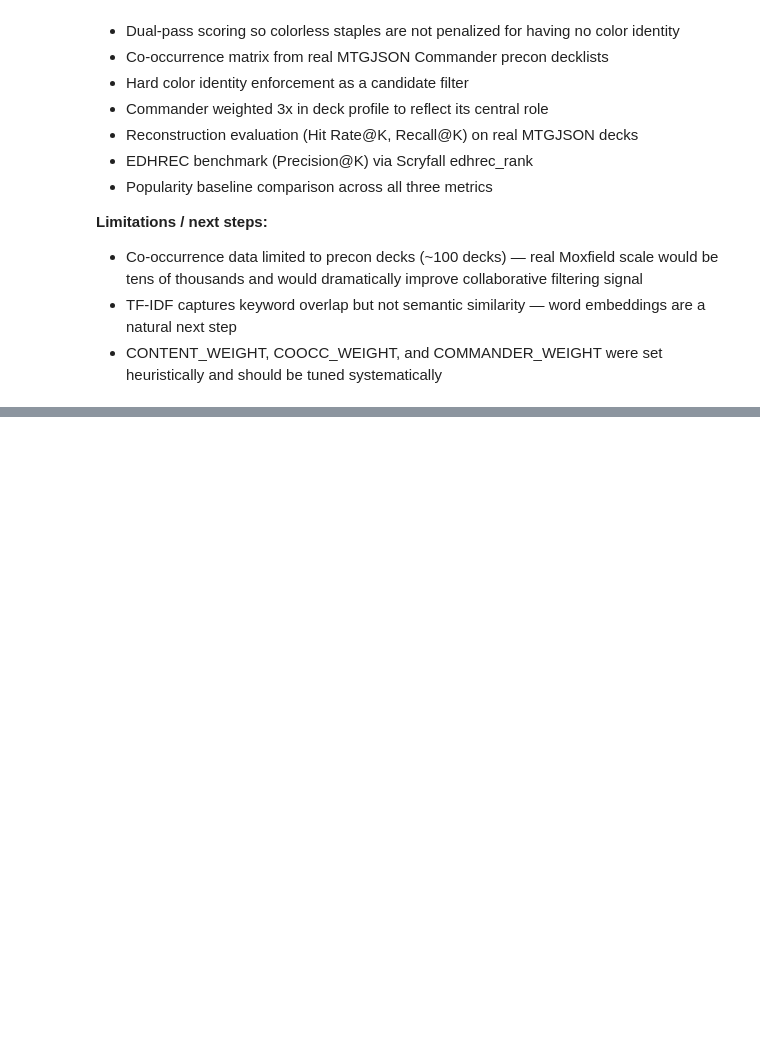
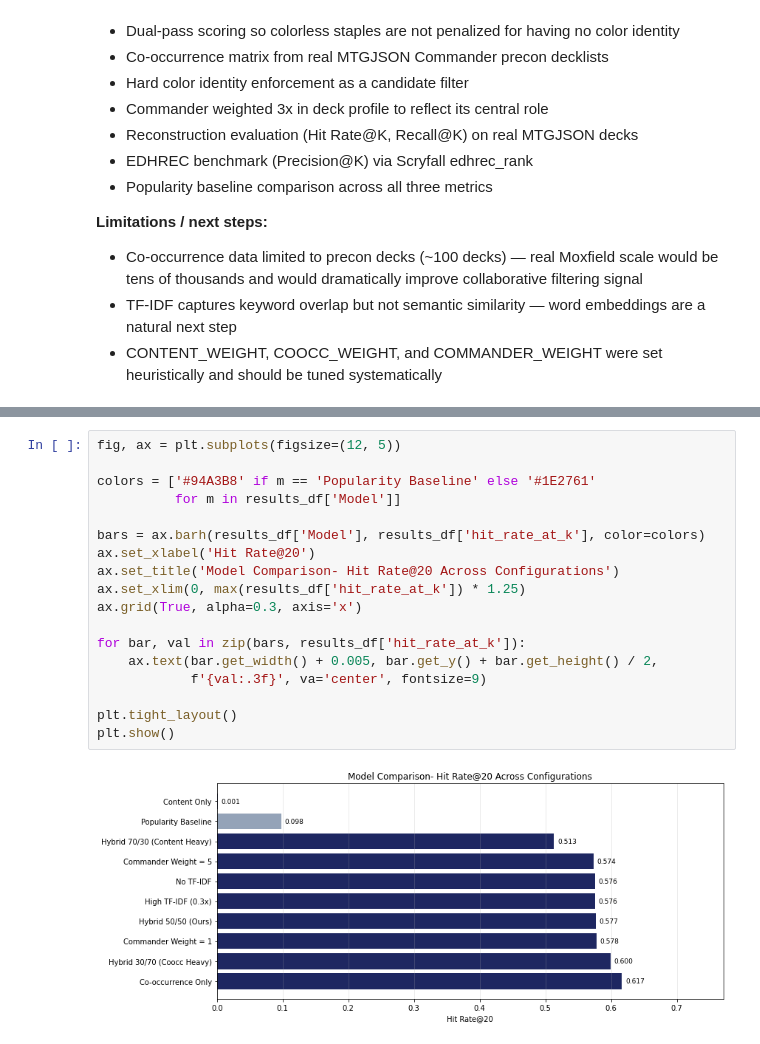
Before and after one commit to bnolan223/mtg-commander-recommender, a Jupyter notebook: notebooks/03_recommender_system.ipynb, the cells around one changed output, grey strips where cells are left out. Saved outputs shown, nothing was run; the diff lists cells and outputs as text; blank space fills up the shorter version.

Commit message:
added model comparisons to notebook

```diff
--- a/notebooks/03_recommender_system.ipynb
+++ b/notebooks/03_recommender_system.ipynb
@@ -707,0 +829,20 @@ plt.show()
+# %%
+fig, ax = plt.subplots(figsize=(12, 5))
+
+colors = ['#94A3B8' if m == 'Popularity Baseline' else '#1E2761'
+          for m in results_df['Model']]
+
+bars = ax.barh(results_df['Model'], results_df['hit_rate_at_k'], color=colors)
+ax.set_xlabel('Hit Rate@20')
+ax.set_title('Model Comparison- Hit Rate@20 Across Configurations')
+ax.set_xlim(0, max(results_df['hit_rate_at_k']) * 1.25)
+ax.grid(True, alpha=0.3, axis='x')
+
+for bar, val in zip(bars, results_df['hit_rate_at_k']):
+    ax.text(bar.get_width() + 0.005, bar.get_y() + bar.get_height() / 2,
+            f'{val:.3f}', va='center', fontsize=9)
+
+plt.tight_layout()
+plt.show()
+# %% [output]
+[figure, added]
```
Also changed, not shown: parts of 5 cells of this notebook.
